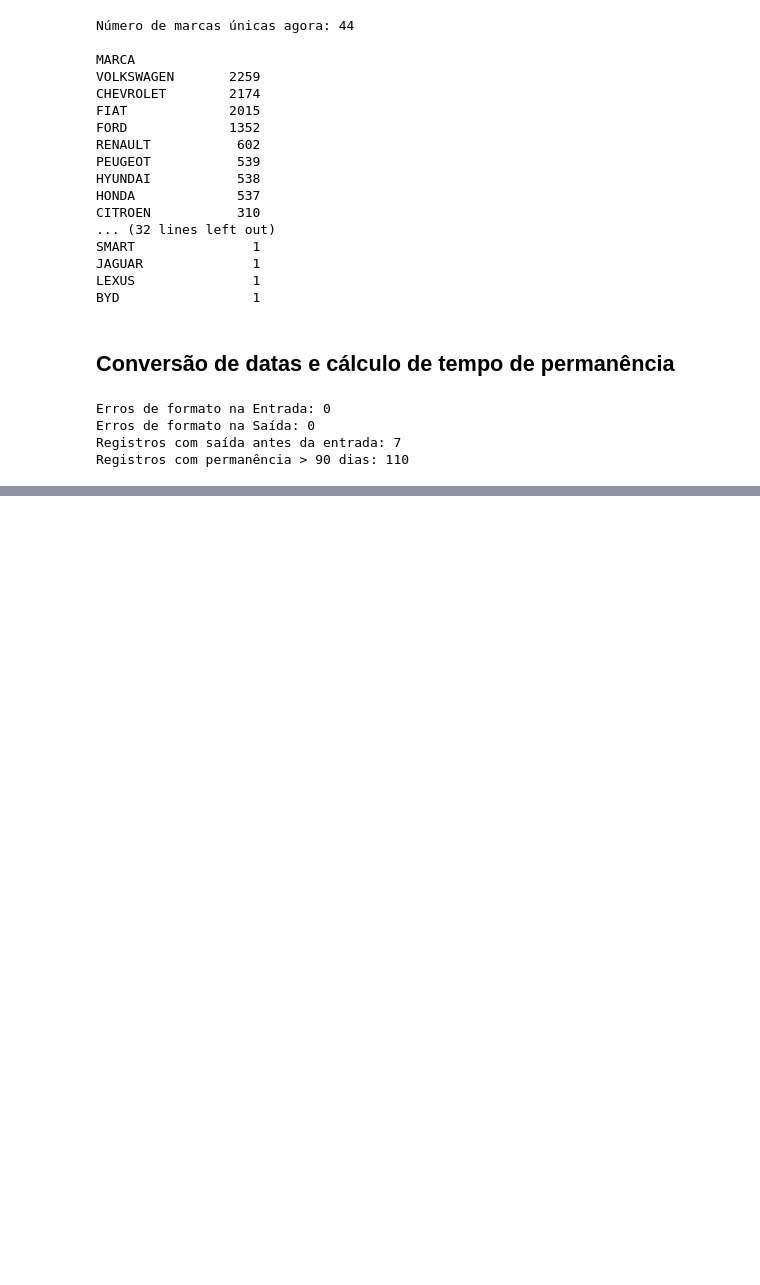
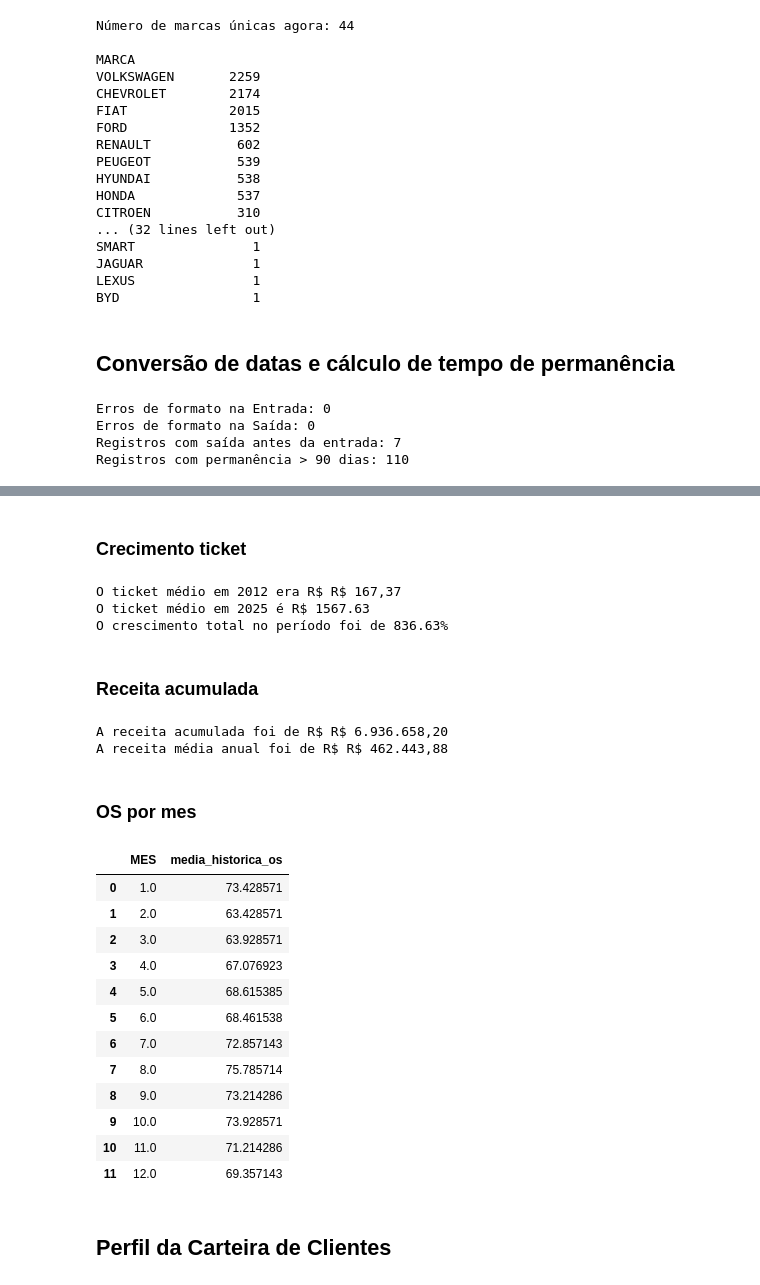
Before and after one commit to veronica-toledo-bm/TCC_MBX_USP-Esalq, a Jupyter notebook: Conclusão_TCC.ipynb, the cells around one changed output, grey strips where cells are left out. Cells and saved outputs as stored; diff of their text form; code cells hidden in the pictures; blank space fills up the shorter version.

```diff
--- a/Conclusão_TCC.ipynb
+++ b/Conclusão_TCC.ipynb
@@ -275,0 +554,59 @@ df = df[~filtro_90_dias] # Mantem todos os dados menos os do "filtro_90_dias"
+# %% [markdown]
+### Crecimento ticket
+# %%
+ticket_2012 = tabela_ano.loc[2012, "ticket_medio"]
+ticket_2025 = tabela_ano.loc[2025, "ticket_medio"]
+
+# Calcula o percentual de crescimento
+percentual_crescimento = ((ticket_2025 / ticket_2012) - 1) * 100
+
+# Exibe o resultado
+print(f"O ticket médio em 2012 era R$ {formatar_moeda(ticket_2012)}")
+print(f"O ticket médio em 2025 é R$ {ticket_2025:.2f}")
+print(f"O crescimento total no período foi de {percentual_crescimento:.2f}%")
+# %% [output]
+O ticket médio em 2012 era R$ R$ 167,37
+O ticket médio em 2025 é R$ 1567.63
+O crescimento total no período foi de 836.63%
+# %% [markdown]
+### Receita acumulada
+# %%
+receita_acumulada = tabela_ano["receita_total"].sum()
+
+receita_media_anual = tabela_ano["receita_total"].mean()
+
+print(f"A receita acumulada foi de R$ {formatar_moeda(receita_acumulada)}")
+print(f"A receita média anual foi de R$ {formatar_moeda(receita_media_anual)}")
+# %% [output]
+A receita acumulada foi de R$ R$ 6.936.658,20
+A receita média anual foi de R$ R$ 462.443,88
+# %% [markdown]
+### OS por mes
+# %%
+# 1. Agrupar os para cada combinação de ANO e MES
+os_por_ano_mes = df.groupby(["ANO", "MES"]).agg(
+    volume_de_os=("ID_OS", "nunique") # Conta IDs únicos de OS
+).reset_index()
+
+# 2. Agrupa apenas por MES e tira média histórica
+media_os_por_mes = os_por_ano_mes.groupby("MES").agg(
+    media_historica_os=("volume_de_os", "mean")
+).reset_index()
+
+media_os_por_mes
+# %% [output]
+|  | MES | media_historica_os |
+| 0 | 1.0 | 73.428571 |
+| 1 | 2.0 | 63.428571 |
+| 2 | 3.0 | 63.928571 |
+| 3 | 4.0 | 67.076923 |
+| 4 | 5.0 | 68.615385 |
+| 5 | 6.0 | 68.461538 |
+| 6 | 7.0 | 72.857143 |
+| 7 | 8.0 | 75.785714 |
+| 8 | 9.0 | 73.214286 |
+| 9 | 10.0 | 73.928571 |
+| 10 | 11.0 | 71.214286 |
+| 11 | 12.0 | 69.357143 |
+# %% [markdown]
+## Perfil da Carteira de Clientes
```
Also changed, not shown: parts of 20 cells of this notebook.
